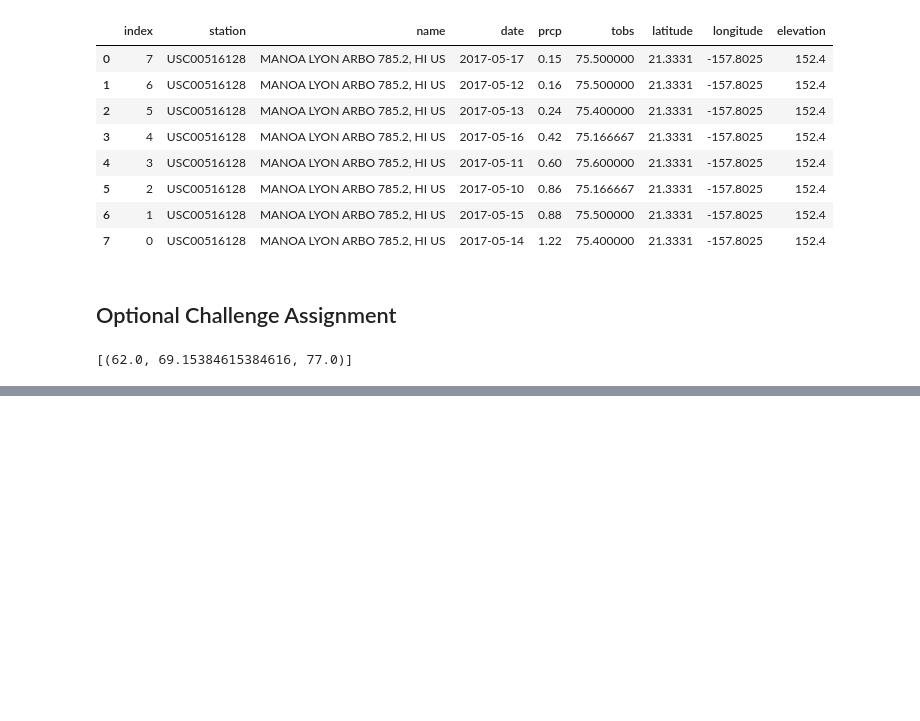
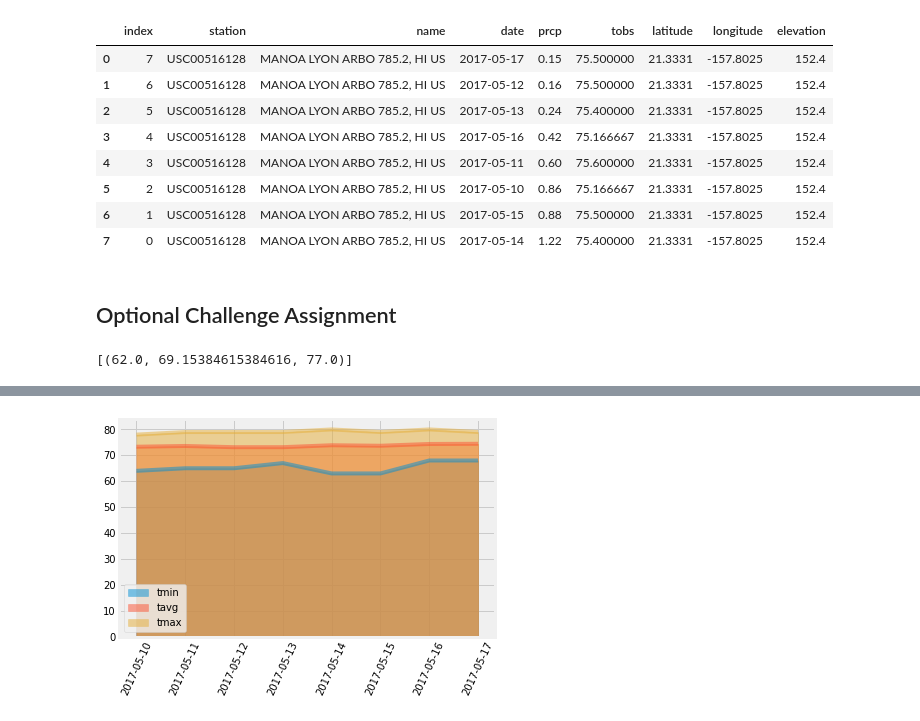
Before and after one commit to professorlust/sql-alchemy, a Jupyter notebook: climate_Reed.ipynb, the cells around one changed output, grey strips where cells are left out. Saved outputs shown, nothing was run; the diff lists cells and outputs as text; code cells hidden in the pictures; blank space fills up the shorter version.

```diff
--- a/climate_Reed.ipynb
+++ b/climate_Reed.ipynb
@@ -348,12 +348,21 @@ daily_normals("01-01")
 # %%
 # calculate the daily normals for your trip
 # push each tuple of calculations into a list called `normals`
-
-
+# ('2017-05-10', '2017-05-17')
 # Set the start and end date of the trip
+startDate = dt.datetime(2017, 5, 10)
+endDate = dt.datetime(2017, 5, 17)
 
 # Use the start and end date to create a range of dates
+triprange = pd.date_range(startDate, endDate, freq='1d')
 
 # Strip off the year and save a list of %m-%d strings
+strip = triprange.strftime('%m-%d').values
 
 # Loop through the list of %m-%d strings and calculate the normals for each date
+normals = []
+for item in strip:
+    normals.append(daily_normals(item))
+
+flat_list = [item for sublist in normals for item in sublist]
+flat_list
@@ -360,2 +378,9 @@ daily_normals("01-01")
 # %%
 # Load the previous query results into a Pandas DataFrame and add the `trip_dates` range as the `date` index
+tripTemps_df = pd.DataFrame(flat_list, columns=['tmin', 'tavg', 'tmax'])
+
+triprangemerge = triprange.strftime('%Y-%m-%d').values
+triprange_df = pd.DataFrame(triprangemerge, columns=['dates'])
+
+last_df = triprange_df.join(tripTemps_df)
+last_df
@@ -361,0 +397,11 @@ daily_normals("01-01")
+# %%
+# Plot the daily normals as an area plot with `stacked=False`
+days = last_df['dates']
+last_df.plot(kind='area', stacked=False, alpha=0.5)
+
+plt.legend()
+
+plt.xticks(np.arange(8), days, rotation=65)
+plt.show()
+# %% [output]
+[figure, added]
```
Also changed, not shown: parts of 2 cells of this notebook.
